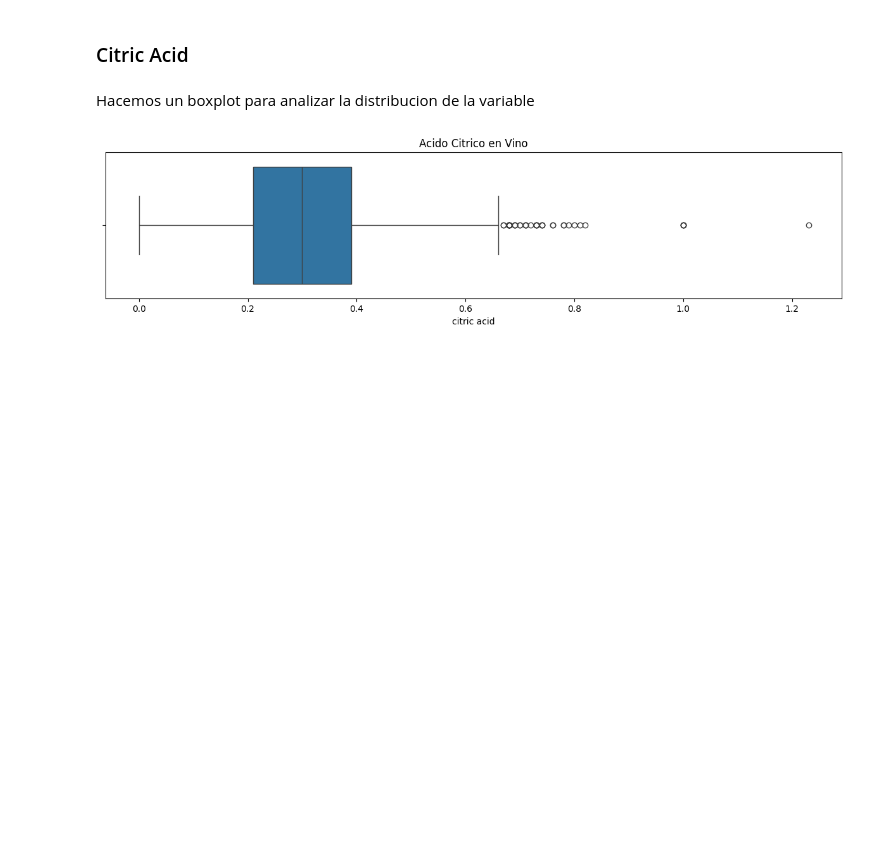
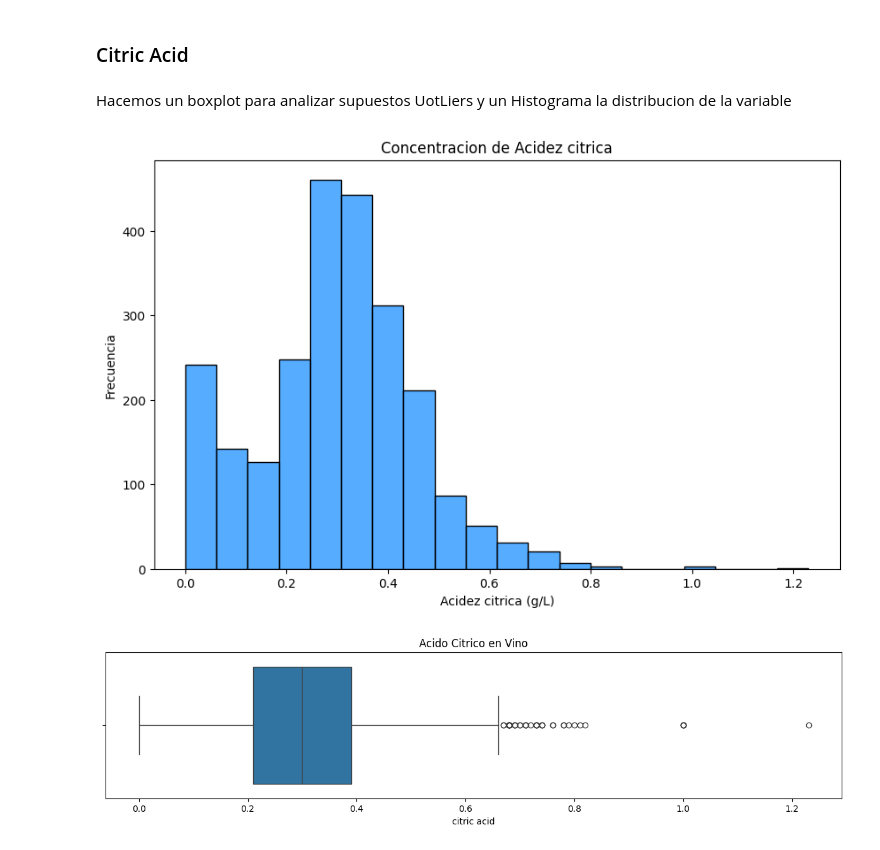
Before and after one commit to asoutrelle/Fundamentos-De-la-Ciencia-de-Datos-TPE, a Jupyter notebook: Grupo-21.ipynb, the cells around one changed output. Drawn from its saved outputs; the diff is of its cells as text; code cells hidden in the pictures; blank space fills up the shorter version.

```diff
--- a/Grupo-21.ipynb
+++ b/Grupo-21.ipynb
@@ -438,7 +438,16 @@ La mayor consistencia de la acidez volátil en el Viognier podría estar relacio
 # %% [markdown]
 ### Citric Acid
 # %% [markdown]
-Hacemos un boxplot para analizar la distribucion de la variable
+Hacemos un boxplot para analizar supuestos UotLiers y un Histograma la distribucion de la variable
+# %%
+plt.figure(figsize=(10, 6))
+sns.histplot(data=dataSetCurado, x="citric acid", bins=20, color="#1E90FF")
+plt.title("Concentracion de Acidez citrica")
+plt.xlabel("Acidez citrica (g/L)")
+plt.ylabel("Frecuencia")
+plt.show()
+# %% [output]
+[figure, added]
 # %%
 plt.figure(figsize=(15,3))
 sns.boxplot(x='citric acid', data=dataSetCurado)
```
Also changed, not shown: 1 other file.
